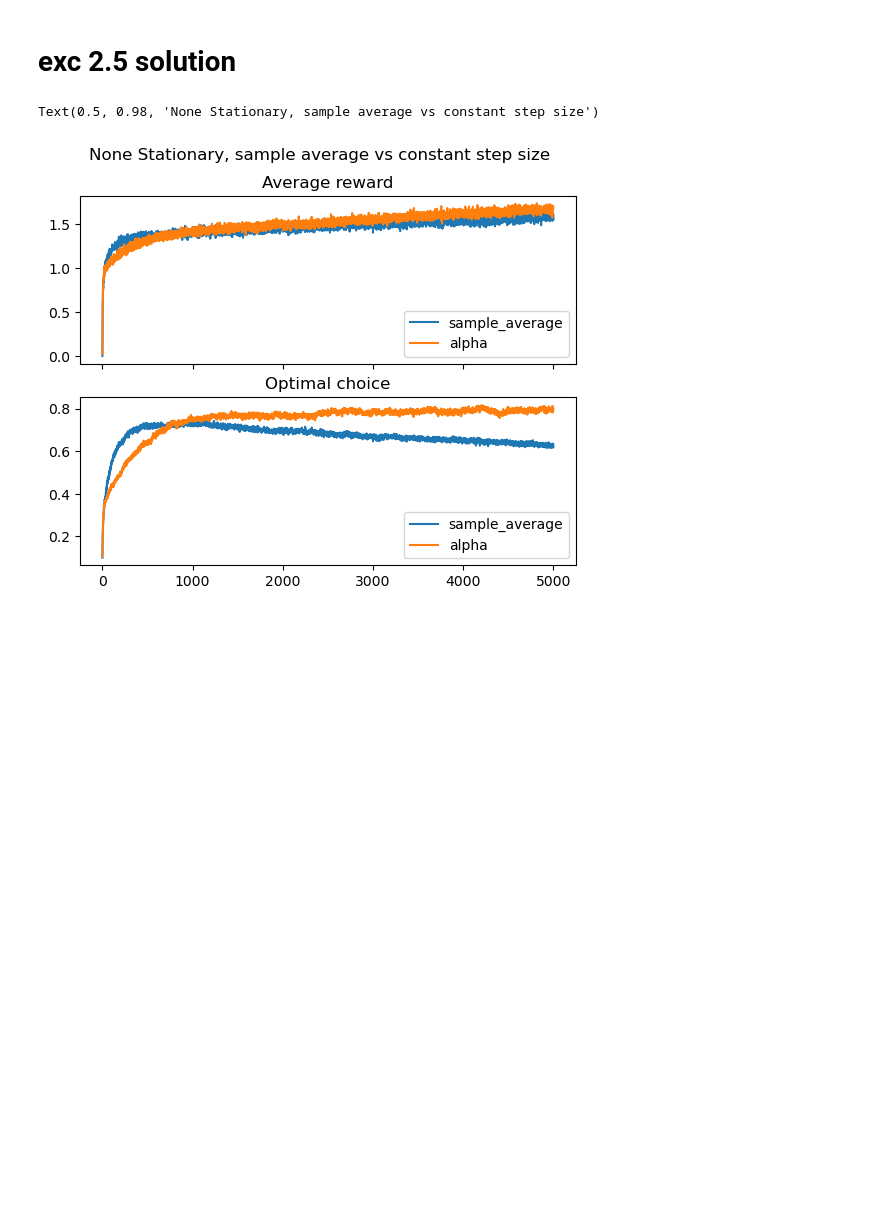
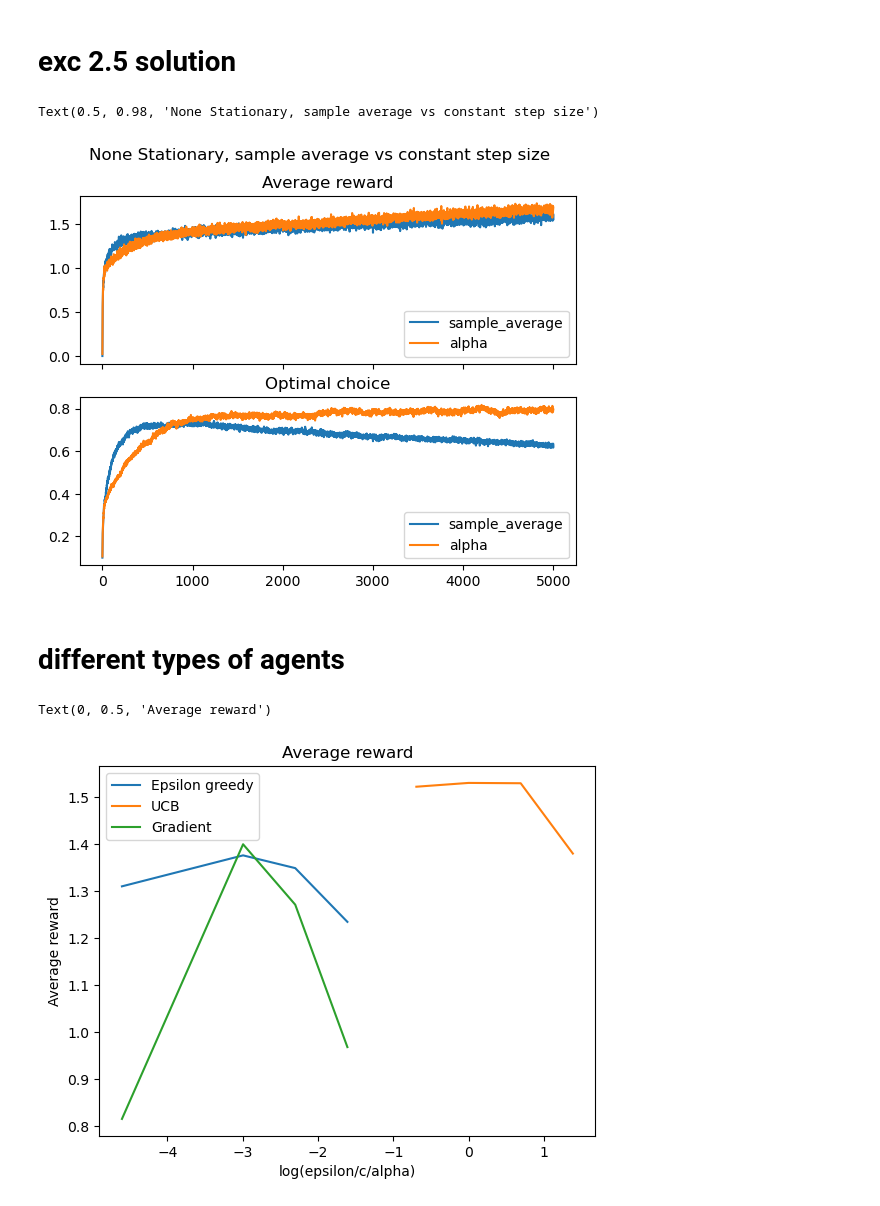
Before and after one commit to Torbjorn-Rasmussen/RL-an-introduction, a Jupyter notebook: excercises/ch2/ch2.ipynb, the cells around one changed output. Drawn from its saved outputs; the diff is of its cells as text; code cells hidden in the pictures; blank space fills up the shorter version.

```diff
--- a/excercises/ch2/ch2_ex2-5.ipynb
+++ b/excercises/ch2/ch2.ipynb
@@ -37,7 +37,7 @@ class BanditProblem():
             bandit.mean = self.bandit_means[i]
 
 
-class BanditAgent():
+class BanditAgentEpsilonGreedy():
     def __init__(self, k: int, epsilon: float = 0.1, alpha: float = None, seed=None):
         self.k = k
         self.epsilon = epsilon
@@ -87,15 +87,15 @@ def get_averages(bandit_pairs):
 # Stationary problem
 # %%
 k = 10
-bandit_pairs_eps0 = {str(pair_id):{'bandit_problem': BanditProblem(k), 'bandit_agent': BanditAgent(k, epsilon=0),
+bandit_pairs_eps0 = {str(pair_id):{'bandit_problem': BanditProblem(k), 'bandit_agent': BanditAgentEpsilonGreedy(k, epsilon=0),
                 'actions':[], 'rewards':[], 'optimal_choice': []}
                 for pair_id in range(2000)}
 
-bandit_pairs_eps01 = {str(pair_id):{'bandit_problem': BanditProblem(k), 'bandit_agent': BanditAgent(k, epsilon=0.1),
+bandit_pairs_eps01 = {str(pair_id):{'bandit_problem': BanditProblem(k), 'bandit_agent': BanditAgentEpsilonGreedy(k, epsilon=0.1),
                 'actions':[], 'rewards':[], 'optimal_choice': []}
                 for pair_id in range(2000)}
 
-bandit_pairs_eps001 = {str(pair_id):{'bandit_problem': BanditProblem(k), 'bandit_agent': BanditAgent(k, epsilon=0.01),
+bandit_pairs_eps001 = {str(pair_id):{'bandit_problem': BanditProblem(k), 'bandit_agent': BanditAgentEpsilonGreedy(k, epsilon=0.01),
                         'actions':[], 'rewards':[], 'optimal_choice': []}
                         for pair_id in range(2000)}
 
@@ -131,15 +131,15 @@ Text(0.5, 0.98, 'Stationary bandit problem')
 # None stationary problem
 # %%
 k = 10
-bandit_pairs_eps0 = {str(pair_id):{'bandit_problem': BanditProblem(k), 'bandit_agent': BanditAgent(k, epsilon=0),
+bandit_pairs_eps0 = {str(pair_id):{'bandit_problem': BanditProblem(k), 'bandit_agent': BanditAgentEpsilonGreedy(k, epsilon=0),
                 'actions':[], 'rewards':[], 'optimal_choice': []}
                 for pair_id in range(2000)}
 
-bandit_pairs_eps01 = {str(pair_id):{'bandit_problem': BanditProblem(k), 'bandit_agent': BanditAgent(k, epsilon=0.1),
+bandit_pairs_eps01 = {str(pair_id):{'bandit_problem': BanditProblem(k), 'bandit_agent': BanditAgentEpsilonGreedy(k, epsilon=0.1),
                 'actions':[], 'rewards':[], 'optimal_choice': []}
                 for pair_id in range(2000)}
 
-bandit_pairs_eps001 = {str(pair_id):{'bandit_problem': BanditProblem(k), 'bandit_agent': BanditAgent(k, epsilon=0.01),
+bandit_pairs_eps001 = {str(pair_id):{'bandit_problem': BanditProblem(k), 'bandit_agent': BanditAgentEpsilonGreedy(k, epsilon=0.01),
                         'actions':[], 'rewards':[], 'optimal_choice': []}
                         for pair_id in range(2000)}
 
@@ -176,11 +176,11 @@ Text(0.5, 0.98, 'None Stationary bandit problem')
 # %%
 k = 10
 
-bandit_pairs_sample_average = {str(pair_id):{'bandit_problem': BanditProblem(k), 'bandit_agent': BanditAgent(k, epsilon=0.1),
+bandit_pairs_sample_average = {str(pair_id):{'bandit_problem': BanditProblem(k), 'bandit_agent': BanditAgentEpsilonGreedy(k, epsilon=0.1),
                 'actions':[], 'rewards':[], 'optimal_choice': []}
                 for pair_id in range(2000)}
 
-bandit_pairs_alpha = {str(pair_id):{'bandit_problem': BanditProblem(k), 'bandit_agent': BanditAgent(k, alpha = 0.1, epsilon=0.1),
+bandit_pairs_alpha = {str(pair_id):{'bandit_problem': BanditProblem(k), 'bandit_agent': BanditAgentEpsilonGreedy(k, alpha = 0.1, epsilon=0.1),
                 'actions':[], 'rewards':[], 'optimal_choice': []}
                 for pair_id in range(2000)}
 
@@ -210,3 +210,5 @@ fig.suptitle('None Stationary, sample average vs constant step size')
 # %% [output]
 Text(0.5, 0.98, 'None Stationary, sample average vs constant step size')
 [figure]
+# %% [markdown]
+# different types of agents
@@ -212,0 +311,13 @@ Text(0.5, 0.98, 'None Stationary, sample average vs constant step size')
+# %%
+fig, ax = plt.subplots()
+
+ax.plot(np.log(epsilons), eps_greed_rewards, label='Epsilon greedy')
+ax.plot(np.log(cs), ucb_rewards, label='UCB')
+ax.plot(np.log(alphas), gradient_rewards, label='Gradient')
+ax.set_title('Average reward')
+ax.legend()
+ax.set_xlabel('log(epsilon/c/alpha)')
+ax.set_ylabel('Average reward')
+# %% [output]
+Text(0, 0.5, 'Average reward')
+[figure, added]
```
Also changed, not shown: parts of 3 cells of this notebook, 1 other file.
